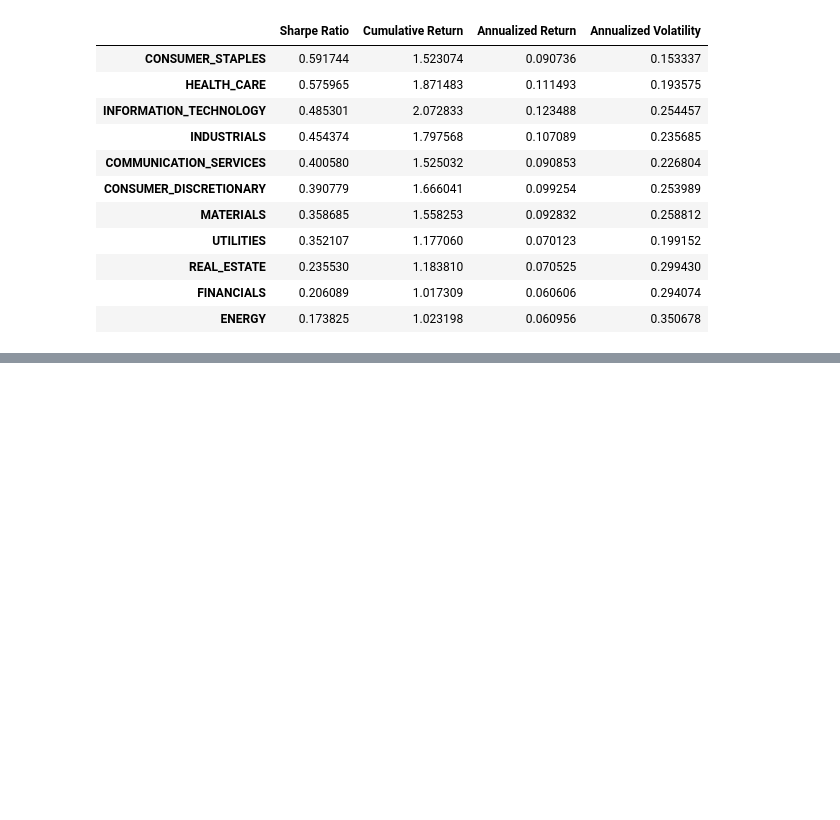
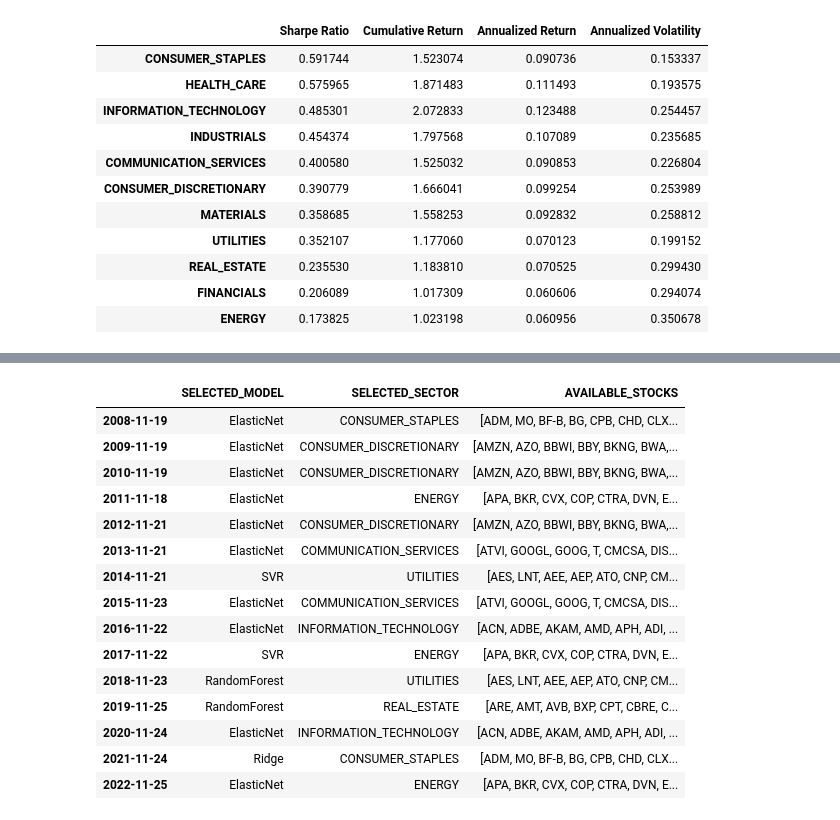
Before and after one commit to aungsias/Forays, a Jupyter notebook: Self/Untitled4/index.ipynb, the cells around one changed output, grey strips where cells are left out. Cells and saved outputs as stored; diff of their text form; code cells hidden in the pictures; blank space fills up the shorter version.

```diff
--- a/Self/Untitled4/index.ipynb
+++ b/Self/Untitled4/index.ipynb
@@ -147,0 +246,43 @@ for col in sector_avgs.columns:
+# %%
+sectors_file_refmt = sectors_file.copy()
+
+sectors_file_refmt['GICS Sector'] = \
+    sectors_file_refmt["GICS Sector"].apply(lambda s: str(s).upper().replace(" ", "_"))
+
+results = pd.DataFrame(
+    columns=["SELECTED_MODEL", "SELECTED_SECTOR", "AVAILABLE_STOCKS"],
+    index = best_models.index
+)
+
+for date in best_models.index:
+    best_model = best_models.loc[date]
+    selected_sector = model_preds.loc[date, best_model]
+    results.loc[date, "SELECTED_MODEL"] = best_model
+    results.loc[date, "SELECTED_SECTOR"] = selected_sector
+    selected_sector = results.loc[date, "SELECTED_SECTOR"]
+    sector_constituents = \
+        sectors_file_refmt[
+            sectors_file_refmt["GICS Sector"] == selected_sector
+        ]["Symbol"].str.replace(".", "-")
+    sector_constituents = [c for c in sector_constituents if c in snp_log_returns.columns]
+    results.loc[date, "AVAILABLE_STOCKS"] = ' '.join(sector_constituents)
+
+results["AVAILABLE_STOCKS"] = results["AVAILABLE_STOCKS"].apply(lambda s: np.array(s.split()))
+results
+# %% [output]
+|  | SELECTED_MODEL | SELECTED_SECTOR | AVAILABLE_STOCKS |
+| 2008-11-19 | ElasticNet | CONSUMER_STAPLES | [ADM, MO, BF-B, BG, CPB, CHD, CLX... |
+| 2009-11-19 | ElasticNet | CONSUMER_DISCRETIONARY | [AMZN, AZO, BBWI, BBY, BKNG, BWA,... |
+| 2010-11-19 | ElasticNet | CONSUMER_DISCRETIONARY | [AMZN, AZO, BBWI, BBY, BKNG, BWA,... |
+| 2011-11-18 | ElasticNet | ENERGY | [APA, BKR, CVX, COP, CTRA, DVN, E... |
+| 2012-11-21 | ElasticNet | CONSUMER_DISCRETIONARY | [AMZN, AZO, BBWI, BBY, BKNG, BWA,... |
+| 2013-11-21 | ElasticNet | COMMUNICATION_SERVICES | [ATVI, GOOGL, GOOG, T, CMCSA, DIS... |
+| 2014-11-21 | SVR | UTILITIES | [AES, LNT, AEE, AEP, ATO, CNP, CM... |
+| 2015-11-23 | ElasticNet | COMMUNICATION_SERVICES | [ATVI, GOOGL, GOOG, T, CMCSA, DIS... |
+| 2016-11-22 | ElasticNet | INFORMATION_TECHNOLOGY | [ACN, ADBE, AKAM, AMD, APH, ADI, ... |
+| 2017-11-22 | SVR | ENERGY | [APA, BKR, CVX, COP, CTRA, DVN, E... |
+| 2018-11-23 | RandomForest | UTILITIES | [AES, LNT, AEE, AEP, ATO, CNP, CM... |
+| 2019-11-25 | RandomForest | REAL_ESTATE | [ARE, AMT, AVB, BXP, CPT, CBRE, C... |
+| 2020-11-24 | ElasticNet | INFORMATION_TECHNOLOGY | [ACN, ADBE, AKAM, AMD, APH, ADI, ... |
+| 2021-11-24 | Ridge | CONSUMER_STAPLES | [ADM, MO, BF-B, BG, CPB, CHD, CLX... |
+| 2022-11-25 | ElasticNet | ENERGY | [APA, BKR, CVX, COP, CTRA, DVN, E... |
```
Also changed, not shown: parts of 13 cells of this notebook.
